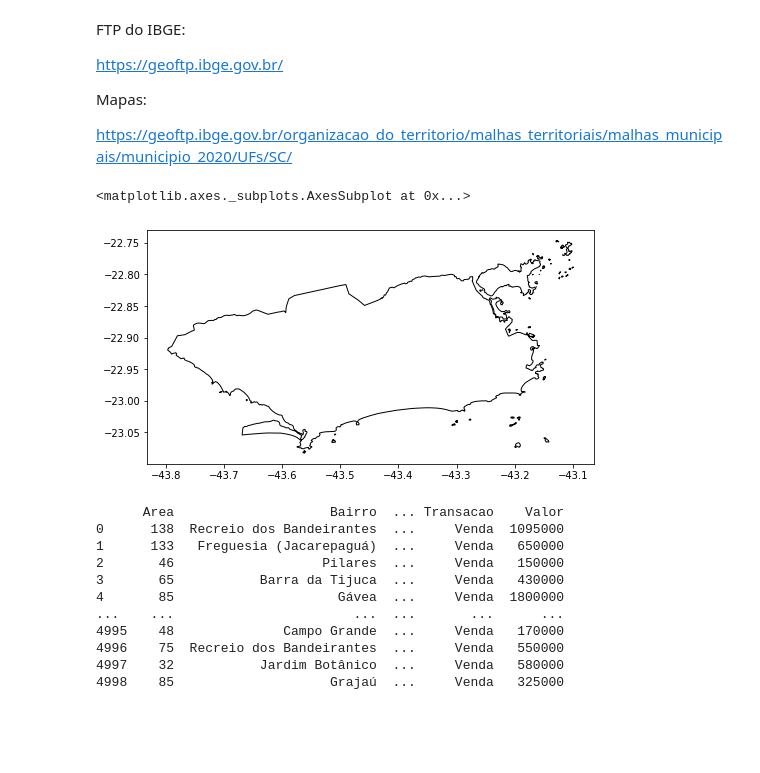
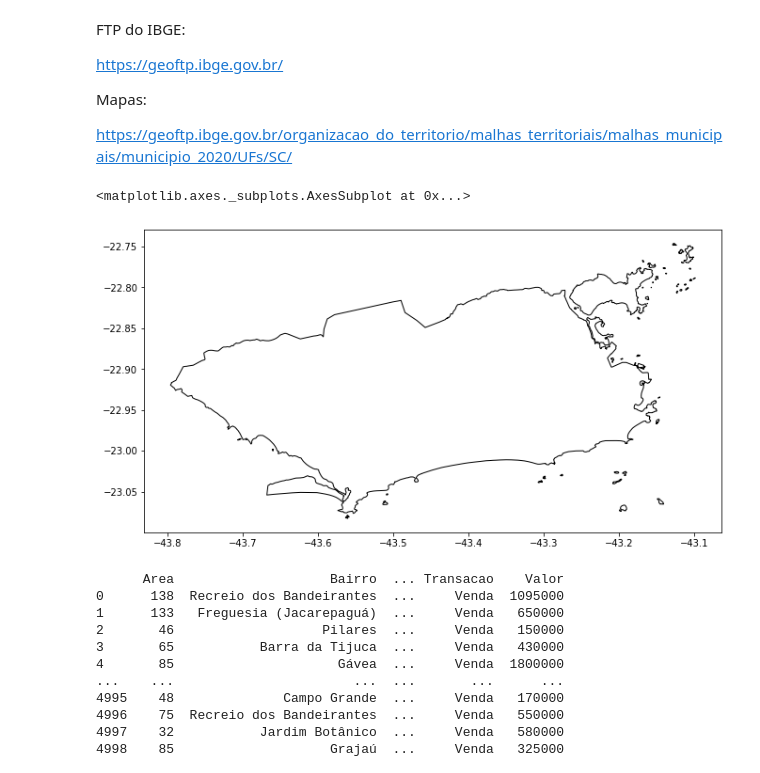
Before and after one commit to Nadyan/dados-geoespaciais, a Jupyter notebook: 2 - Locais no mapa e CRS.ipynb, the cells around one changed output. Cells and saved outputs as stored; diff of their text form; code cells hidden in the pictures; blank space fills up the shorter version.

```diff
--- a/2 - Locais no mapa e CRS.ipynb
+++ b/2 - Locais no mapa e CRS.ipynb
@@ -19,14 +19,14 @@ from shapely.geometry import Point
 # %%
 # Mapa do município do Rio de Janeiro
 path = '/content/drive/MyDrive/Programacao/GeoPandas/Mapas/RJ/33MUE250GC_SIR.shp'
 
 rj = gpd.read_file(path)
 rj = rj[rj['NM_MUNICIP'] == 'RIO DE JANEIRO']
 
-rj.plot(color='white', edgecolor='black', figsize=(8,8))
+rj.plot(color='white', edgecolor='black', figsize=(11,11))
 # %% [output]
 <matplotlib.axes._subplots.AxesSubplot at 0x...>
-[figure, old version]
+[figure, new version]
 # %%
 # Dados dos imóveis do município do Rio de Janeiro
 
```
Also changed, not shown: parts of 24 cells of this notebook, 2 other files.
